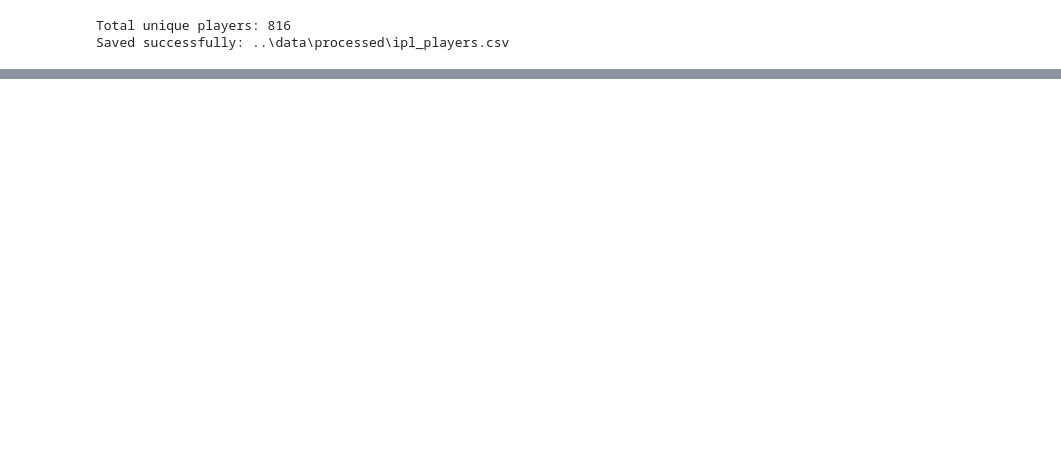
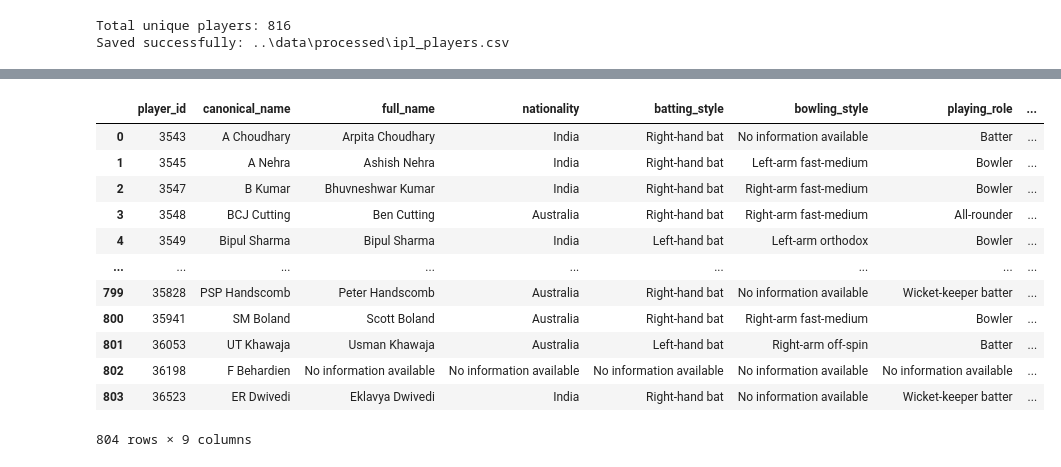
Before and after one commit to Dalchandyogi/IPL-Dashboard, a Jupyter notebook: data_preprocessing/Untitled.ipynb, the cells around one changed output, grey strips where cells are left out. Cells and saved outputs as stored; diff of their text form; code cells hidden in the pictures; blank space fills up the shorter version.

```diff
--- a/data_preprocessing/Untitled.ipynb
+++ b/data_preprocessing/Untitled.ipynb
@@ -117,0 +293,16 @@ Saved successfully: ..\data\processed\ipl_players.csv
+# %%
+player_metadata_df
+# %% [output]
+|  | player_id | canonical_name | full_name | nationality | batting_style | bowling_style | playing_role | ... |
+| 0 | 3543 | A Choudhary | Arpita Choudhary | India | Right-hand bat | No information available | Batter | ... |
+| 1 | 3545 | A Nehra | Ashish Nehra | India | Right-hand bat | Left-arm fast-medium | Bowler | ... |
+| 2 | 3547 | B Kumar | Bhuvneshwar Kumar | India | Right-hand bat | Right-arm fast-medium | Bowler | ... |
+| 3 | 3548 | BCJ Cutting | Ben Cutting | Australia | Right-hand bat | Right-arm fast-medium | All-rounder | ... |
+| 4 | 3549 | Bipul Sharma | Bipul Sharma | India | Left-hand bat | Left-arm orthodox | Bowler | ... |
+| ... | ... | ... | ... | ... | ... | ... | ... | ... |
+| 799 | 35828 | PSP Handscomb | Peter Handscomb | Australia | Right-hand bat | No information available | Wicket-keeper batter | ... |
+| 800 | 35941 | SM Boland | Scott Boland | Australia | Right-hand bat | Right-arm fast-medium | Bowler | ... |
+| 801 | 36053 | UT Khawaja | Usman Khawaja | Australia | Left-hand bat | Right-arm off-spin | Batter | ... |
+| 802 | 36198 | F Behardien | No information available | No information available | No information available | No information available | No information available | ... |
+| 803 | 36523 | ER Dwivedi | Eklavya Dwivedi | India | Right-hand bat | No information available | Wicket-keeper batter | ... |
+804 rows × 9 columns
```
Also changed, not shown: parts of 58 cells of this notebook, 10 other files.
